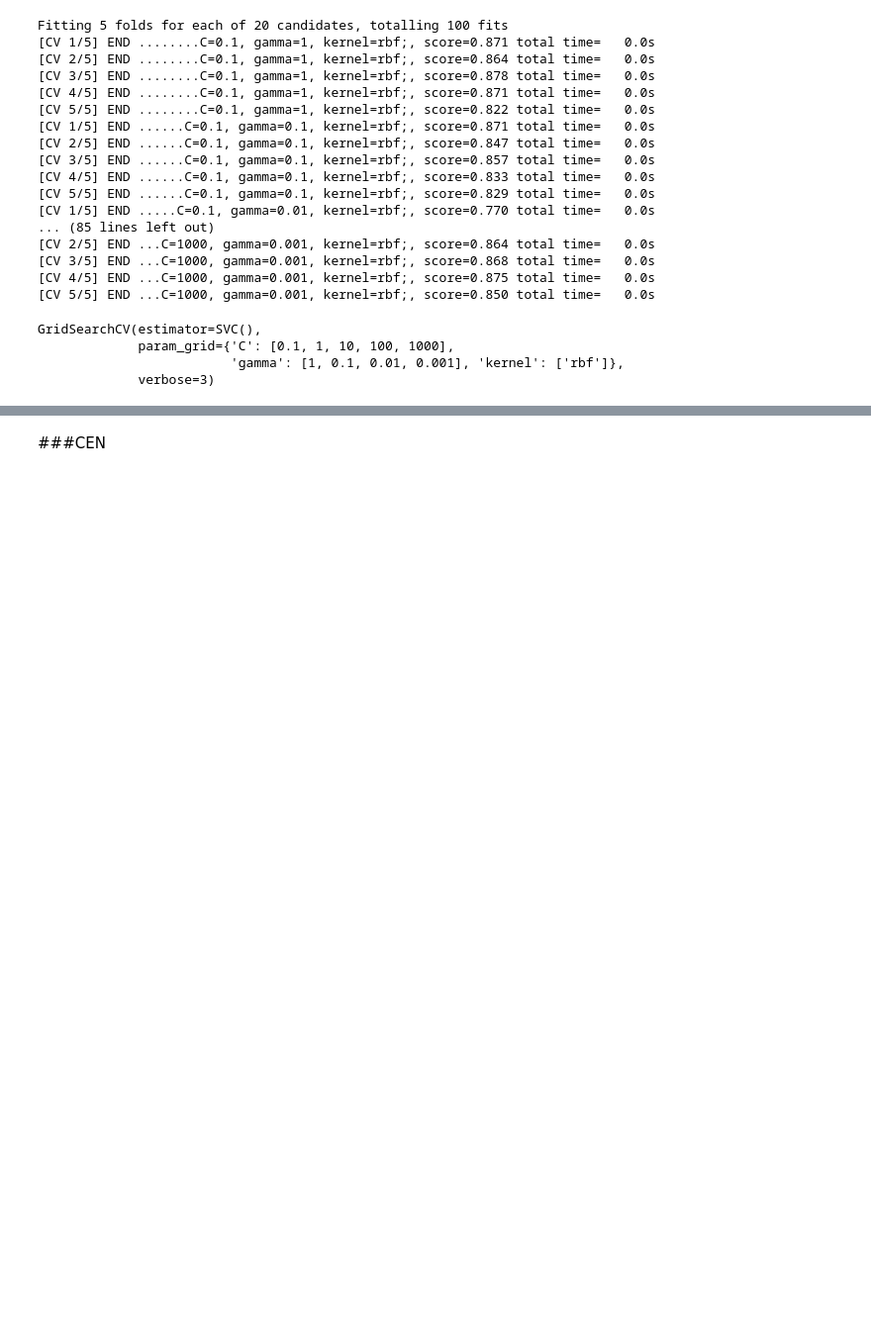
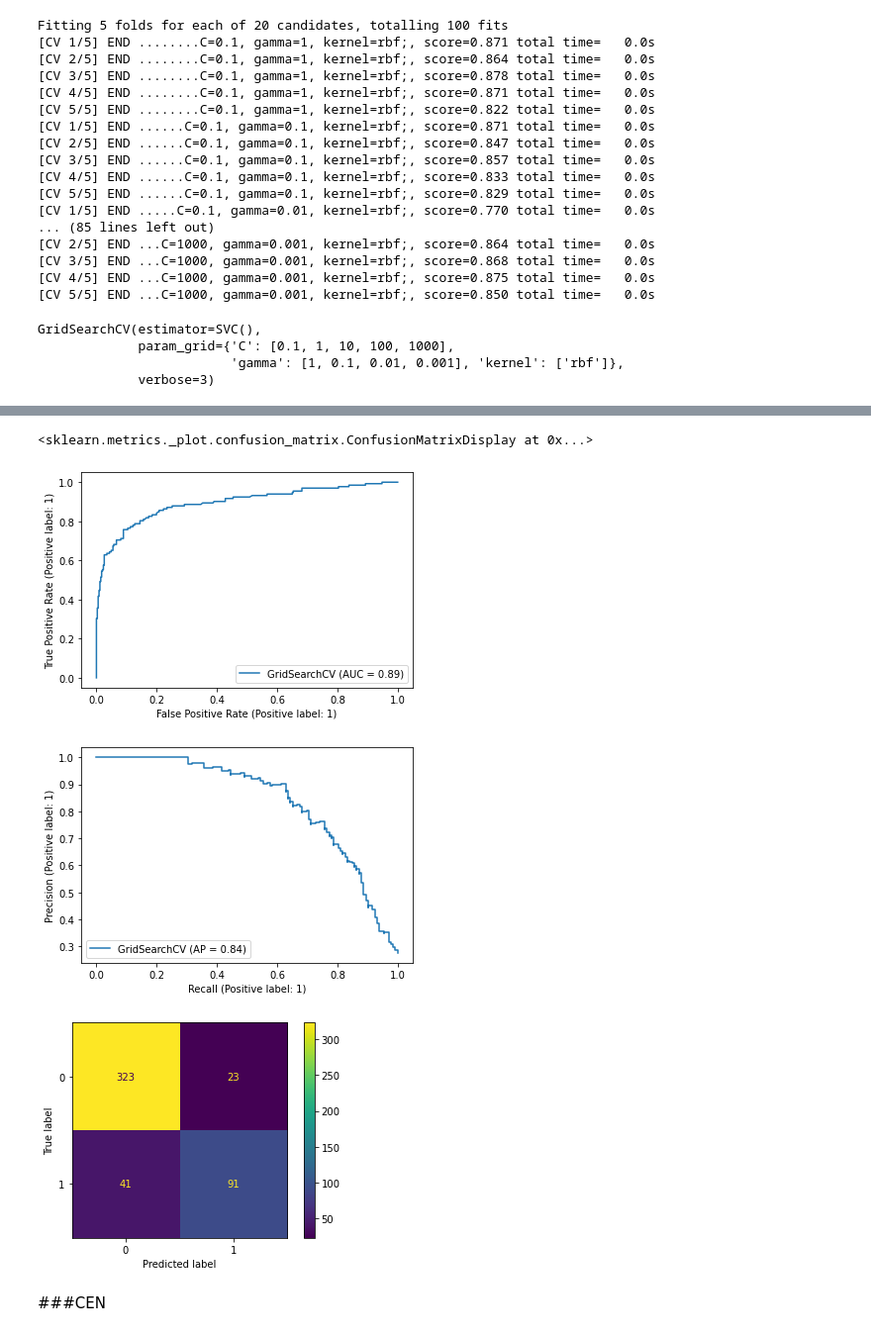
Before and after one commit to raneye99/Char_Ext, a Jupyter notebook: character_extraction.ipynb, the cells around one changed output, grey strips where cells are left out. Shown: that part at 99% size. Drawn from its saved outputs; the diff is of its cells as text; code cells hidden in the pictures; blank space fills up the shorter version.

```diff
--- a/character_extraction.ipynb
+++ b/character_extraction.ipynb
@@ -838,3 +889,16 @@ SVC(C=100, gamma=0.01)
+# %%
+#graph ROC curve
+import matplotlib.pyplot as plt
+from sklearn.metrics import plot_roc_curve, plot_precision_recall_curve, plot_confusion_matrix
+
+plot_roc_curve(grid, X_test, y_test)
+plot_precision_recall_curve(grid, X_test, y_test)
+plot_confusion_matrix(grid, X_test, y_test)
+# %% [output]
+<sklearn.metrics._plot.confusion_matrix.ConfusionMatrixDisplay at 0x...>
+[figure, added]
+[figure, added]
+[figure, added]
 # %% [markdown]
 ###CEN
 # %%
```
Also changed, not shown: parts of 30 cells of this notebook, 4 other files.
